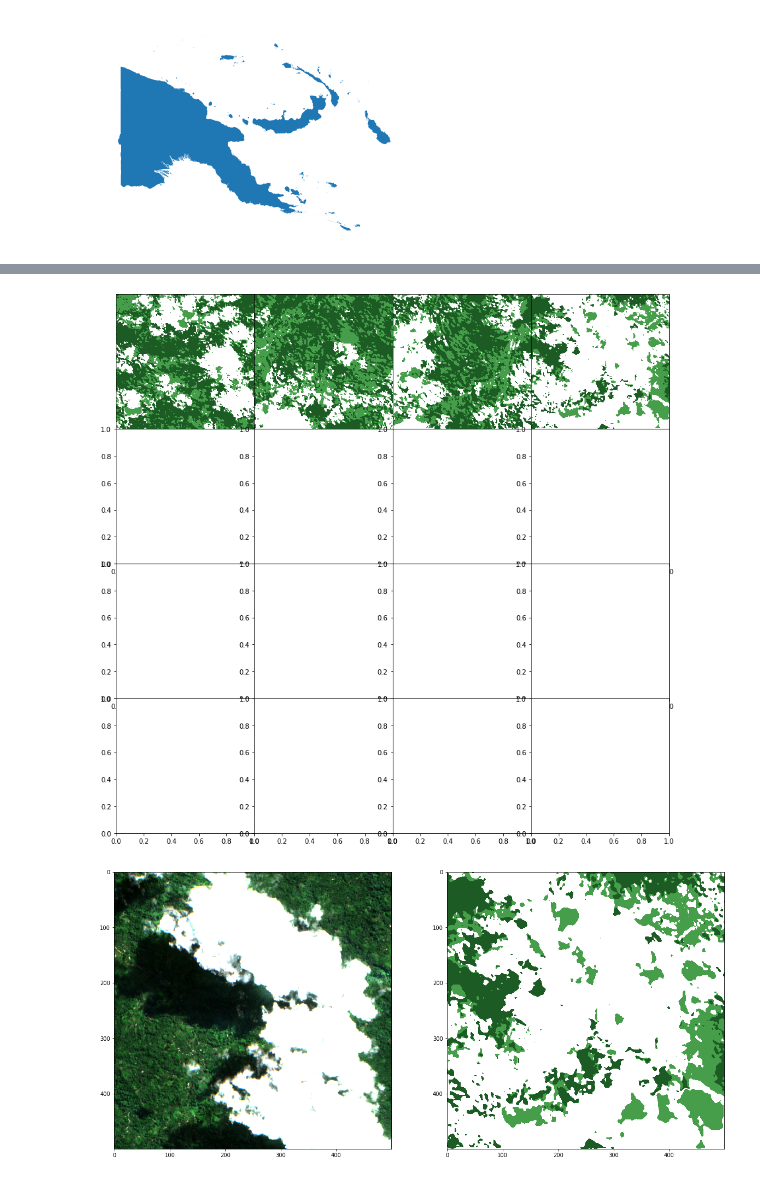
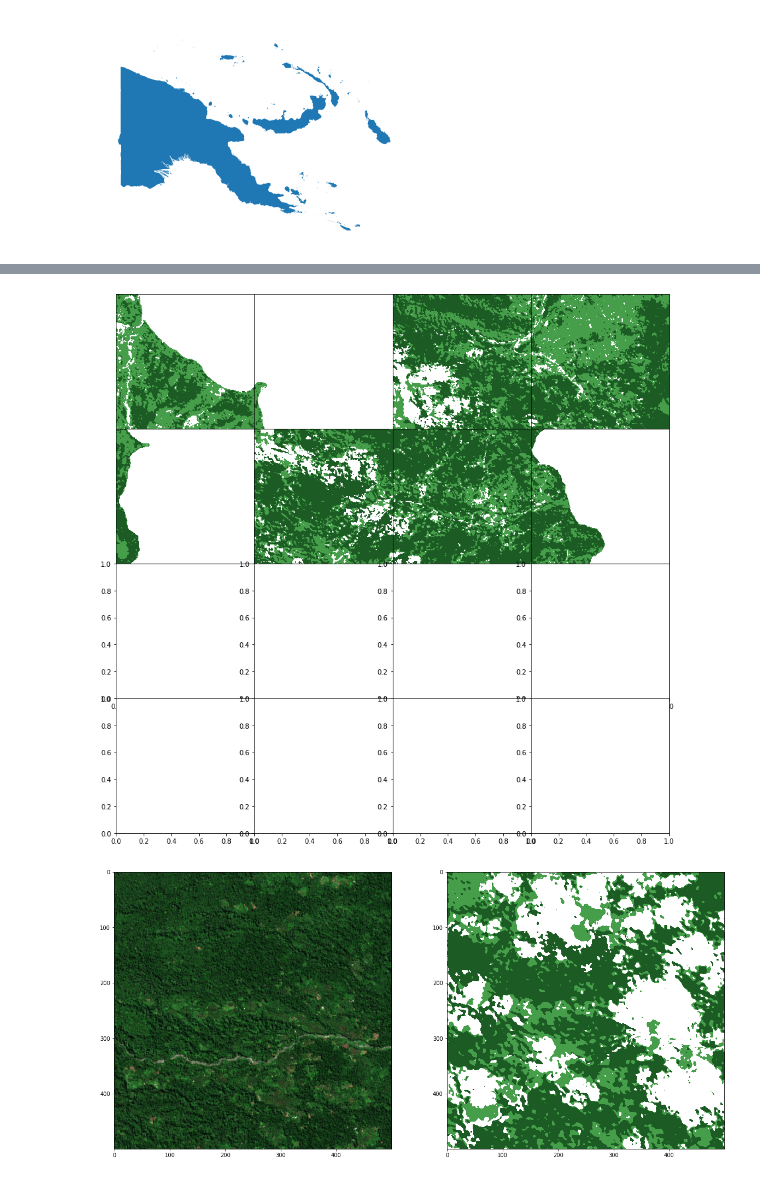
Before and after one commit to FaithHardie/eo-learn-examples, a Jupyter notebook: forest-map/Papua-New-Guinea.ipynb, the cells around one changed output, grey strips where cells are left out. Saved outputs shown, nothing was run; the diff lists cells and outputs as text; code cells hidden in the pictures.

```diff
--- a/forest-map/Papua-New-Guinea.ipynb
+++ b/forest-map/Papua-New-Guinea.ipynb
@@ -82,7 +81,7 @@ bbox_gdf.to_file(os.path.join(".", "grid_kl_500x500.gpkg"), driver="GPKG")
 # %%
 # Display bboxes over the Area of Interest
 bbox_gdf = gpd.read_file(os.path.join(".", "grid_kl_500x500.gpkg"))
-fig, ax = plt.subplots(figsize=(30, 30))
+fig, ax = plt.subplots(figsize=(10, 10))
 ax.set_title("Selected 5x5 km tiles over Papua New Guinea", fontsize=25)
 bbox_gdf.plot(ax=ax, facecolor="w", edgecolor="r", alpha=0.5)
 
@@ -156,7 +161,7 @@ for idx in TILE_IDS:
         }
     )
 # %%
-eopatch = EOPatch.load("./EOPatches/eopatch_88")
+eopatch = EOPatch.load("./EOPatches/eopatch_106")
 scaled_image = eopatch[FeatureType.DATA]["BANDS"]
 
 img = np.clip(scaled_image[:, :, :, :3], a_min=0, a_max=1500)
@@ -304,3 +302,16 @@ TILE_IDS = [
+# %%
+TILE_IDS = [
+    107,
+    116,
+    125,
+    134,
+    142,
+    98,
+    106,
+    115,
+    124,
+    133,
+]
 # %%
 for tile_id in TILE_IDS:
     inference_workflow.execute(
@@ -311,7 +322,7 @@ for tile_id in TILE_IDS:
     )
 # %%
 ####Visualizing model predictions for area
-fig, axs = plt.subplots(nrows=4, ncols=4, figsize=(15, 15))
+fig, axs = plt.subplots(nrows=4, ncols=5, figsize=(15, 15))
 
 for i, tile_id in enumerate(TILE_IDS):
     eopatch = EOPatch.load(f"./EOPatches/eopatch_{tile_id}")
@@ -321,7 +332,7 @@ for i, tile_id in enumerate(TILE_IDS):
     img = np.concatenate((img, scaled_image[:, :, :, 3][..., None]), axis=-1)
     img = img.astype(np.uint8)
 
-    ax = axs[i // 4][i % 4]
+    ax = axs[i // 5][i % 3]
     ax.imshow(img[0][..., [2, 1, 0]])
     ax.set_xticks([])
     ax.set_yticks([])
@@ -375,21 +386,21 @@ for i, tile_id in enumerate(TILE_IDS):
 
 fig.subplots_adjust(wspace=0, hspace=0)
 # %% [output]
-[figure, old version]
+[figure, new version]
 # %%
-eopatch = EOPatch.load("./EOPatches/eopatch_88")
+eopatch = EOPatch.load("./EOPatches/eopatch_70")
 scaled_image = eopatch[FeatureType.DATA]["BANDS"]
 img = np.clip(scaled_image[:, :, :, :3], a_min=0, a_max=1500)
 img = img / 1500 * 255
 img = np.concatenate((img, scaled_image[:, :, :, 3][..., None]), axis=-1)
 img = img.astype(np.uint8)
 
-inferenced_eopatch = EOPatch.load("./Predictions/eopatch_88")
+inferenced_eopatch = EOPatch.load("./Predictions/eopatch_70")
 output = inferenced_eopatch[FeatureType.MASK_TIMELESS]["mask"].squeeze(-1)
 output = labelVisualize(output)
 
 fig, ax = plt.subplots(1, 2, figsize=(20, 20))
 ax[0].imshow(img[0][..., [2, 1, 0]])
 ax[1].imshow(output);
 # %% [output]
-[figure, old version]
+[figure, new version]
```
Also changed, not shown: parts of 9 cells of this notebook, 2 other files.
